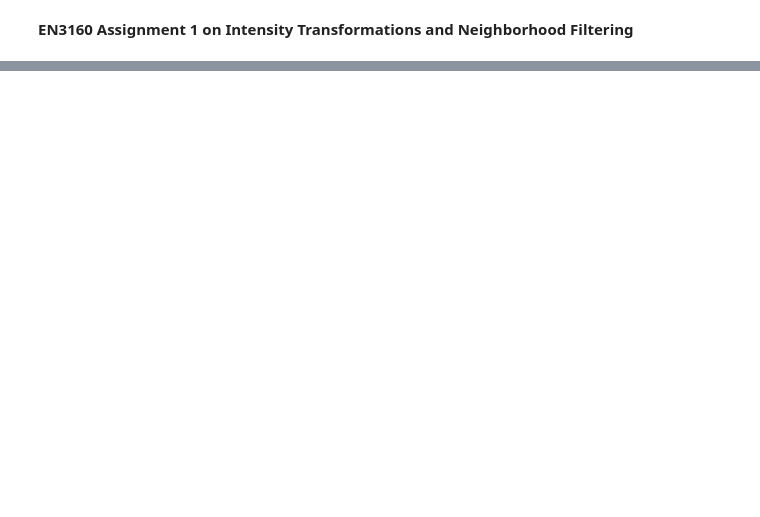
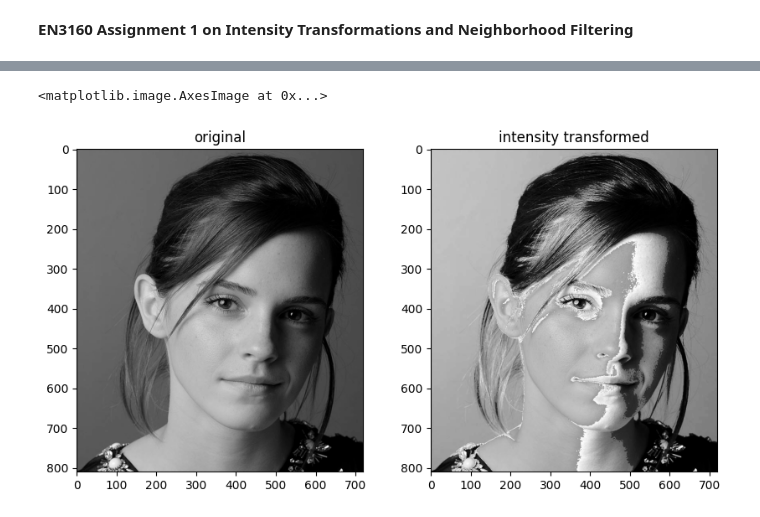
Before and after one commit to RavijaDul/Image_processing_and_machine_vision-_EN3160, a Jupyter notebook: 210152E_a01.ipynb, the cells around one changed output, grey strips where cells are left out. Saved outputs shown, nothing was run; the diff lists cells and outputs as text; code cells hidden in the pictures; blank space fills up the shorter version.

```diff
--- a/210152E_a01.ipynb
+++ b/210152E_a01.ipynb
@@ -77,0 +3,45 @@ TypeError: Image data of dtype object cannot be converted to float
+# %%
+import numpy as np
+
+def intensity_transformation_pixel(pix_val:int)->float:
+    if 50 <= pix_val and pix_val <= 150:
+        return 1.55*pix_val + 22.5
+    else:
+        return pix_val
+
+def intensity_transformation_img(img:np.ndarray)->np.ndarray:
+    # for plotting uint8 and float32 images are supported
+    new_img = np.zeros(img.shape, dtype=np.uint8)
+    for i in range(0, img.shape[0]):
+        for j in range(0, img.shape[1]):
+            pixel = img[i][j]
+
+            new_img[i][j] = intensity_transformation_pixel(pixel)
+
+
+    return np.array(new_img, dtype=np.uint8)
+# %%
+import numpy as np
+import cv2
+
+# since the image in the assignment is grayscale
+emma_img = cv2.imread("a1images/emma.jpg", cv2.IMREAD_GRAYSCALE)
+
+# create a new np array with the shape of the image
+new_emma_img = intensity_transformation_img(emma_img)
+# %%
+# show image using matplotlib
+import matplotlib.pyplot as plt
+
+# show original image and transformed image side by side
+plt.figure(figsize=(10, 5))
+plt.subplot(1, 2, 1)
+plt.title("original")
+plt.imshow(emma_img, cmap='gray')
+
+plt.subplot(1, 2, 2)
+plt.title("intensity transformed")
+plt.imshow(new_emma_img, cmap='gray')
+# %% [output]
+<matplotlib.image.AxesImage at 0x...>
+[figure, added]
```
Also changed, not shown: parts of 4 cells of this notebook, 17 other files.
